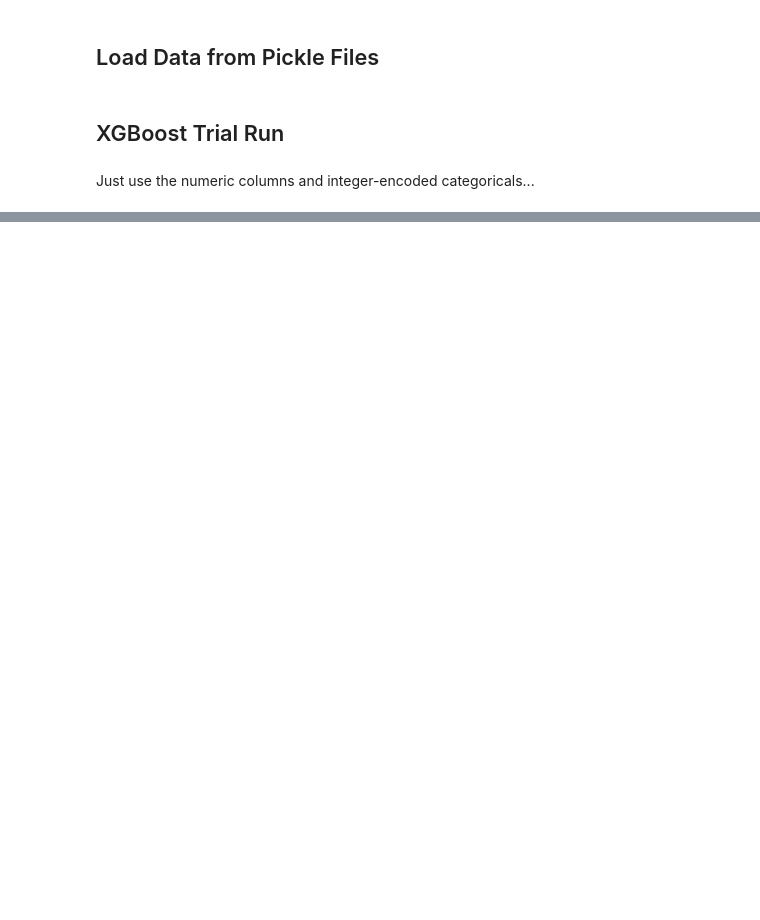
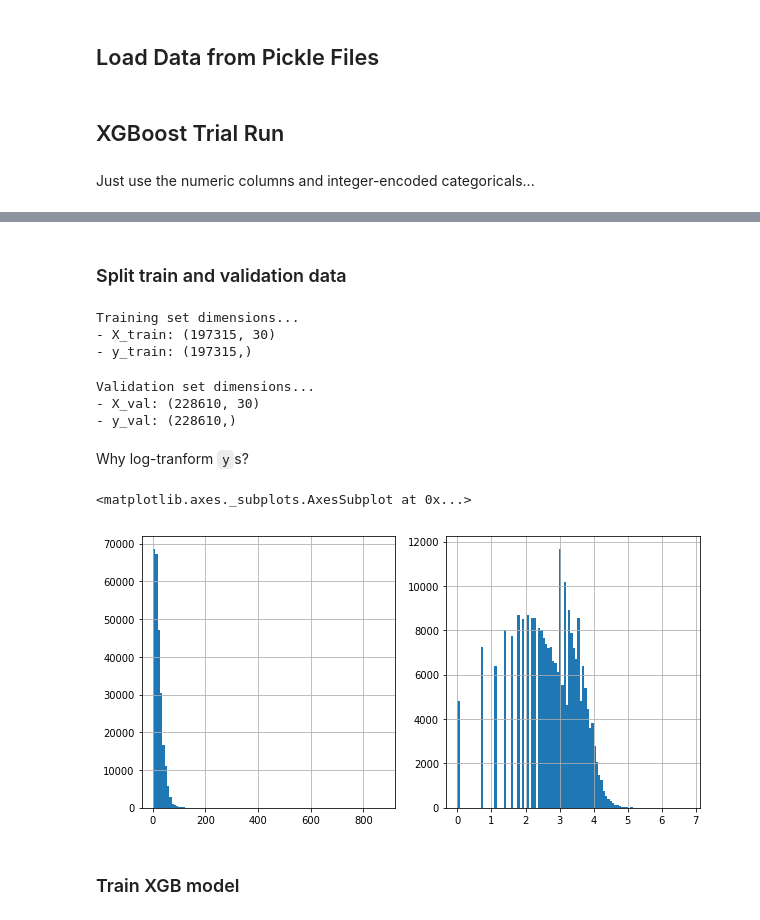
Before and after one commit to ligz08/Kaggle-Recruit-Restaurant-Visitor-Forecasting, a Jupyter notebook: Modeling.ipynb, the cells around one changed output, grey strips where cells are left out. Cells and saved outputs as stored; diff of their text form; code cells hidden in the pictures; blank space fills up the shorter version.

```diff
--- a/Modeling.ipynb
+++ b/Modeling.ipynb
@@ -29,12 +29,12 @@ Split training and test data
 # %%
-train = full.query('dataset=="past"')
-test  = full.query('dataset=="future"')
+past = full.query('dataset=="past"')
+future  = full.query('dataset=="future"')
 
-print('Training set:')
-display(train.shape)
-display(train.head())
+print('Past data set:')
+display(past.shape)
+display(past.head())
 
-print('Test set:')
-display(test.shape)
-display(test.head())
+print('Future data set:')
+display(future.shape)
+display(future.head())
 # %% [output]
@@ -56,3 +56,40 @@ Test set:
 | 252111 | future | air_00a91d42b08b08d9 | air_00a91d42b08b08d9_2017-04-26 | 2017-04-26 | 0 | 2 | 2017 | 4 | 116 | ... |
 | 252112 | future | air_00a91d42b08b08d9 | air_00a91d42b08b08d9_2017-04-27 | 2017-04-27 | 0 | 3 | 2017 | 4 | 117 | ... |
 5 rows × 51 columns
+# %% [markdown]
+### Split train and validation data
+# %%
+train_selector = past.visit_date.between('2016-04-01', '2017-03-09')
+X_train = past[train_selector][use_cols]
+y_train = past[train_selector][target_col].apply(np.log1p)    # apply np.log1p() (log(1+x)) to visitors count, to correct for high skewness
+
+print('Training set dimensions...')
+print('- X_train:', X_train.shape)
+print('- y_train:', y_train.shape)
+# %% [output]
+Training set dimensions...
+- X_train: (197315, 30)
+- y_train: (197315,)
+# %%
+val_selector = past.visit_date > '2016-04-01'
+X_val = past[val_selector][use_cols]
+y_val = past[val_selector][target_col].apply(np.log1p)
+
+print('Validation set dimensions...')
+print('- X_val:', X_val.shape)
+print('- y_val:', y_val.shape)
+# %% [output]
+Validation set dimensions...
+- X_val: (228610, 30)
+- y_val: (228610,)
+# %% [markdown]
+Why log-tranform `y`s?
+# %%
+fg, ax = plt.subplots(nrows=1, ncols=2, figsize=[10,5])
+past[target_col].hist(bins=100, ax=ax[0])
+past[target_col].apply(np.log).hist(bins=100, ax=ax[1])
+# %% [output]
+<matplotlib.axes._subplots.AxesSubplot at 0x...>
+[figure, added]
+# %% [markdown]
+### Train XGB model
```
Also changed, not shown: parts of 15 cells of this notebook, 2 other files.
